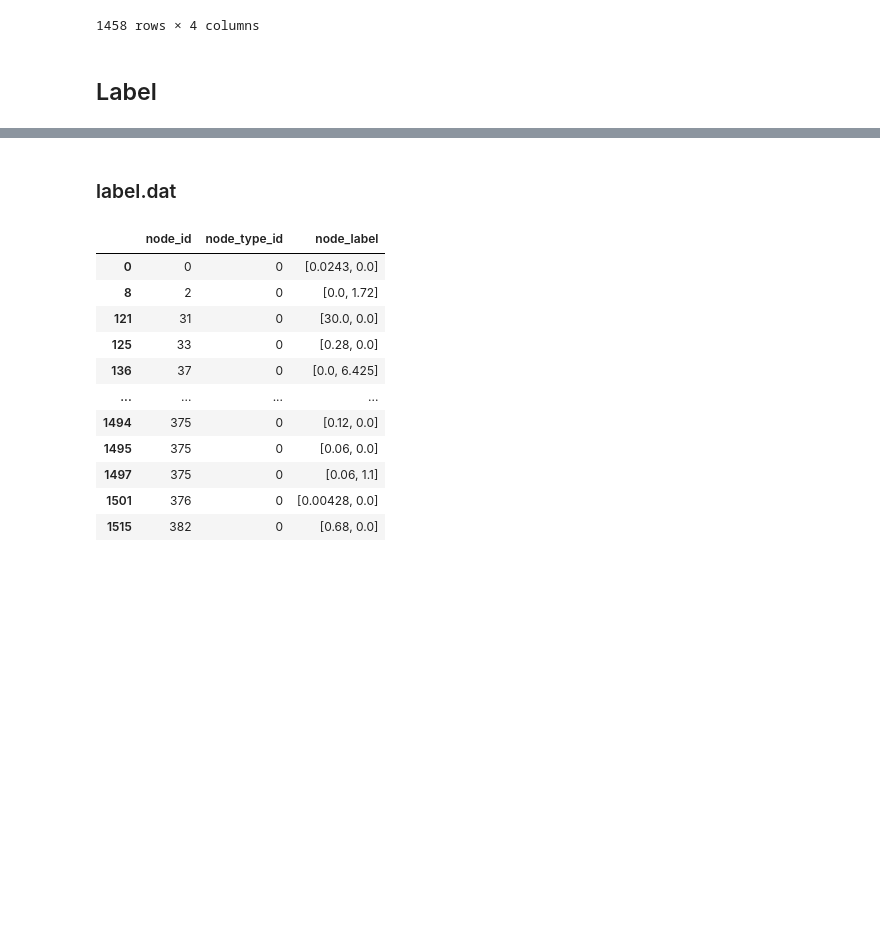
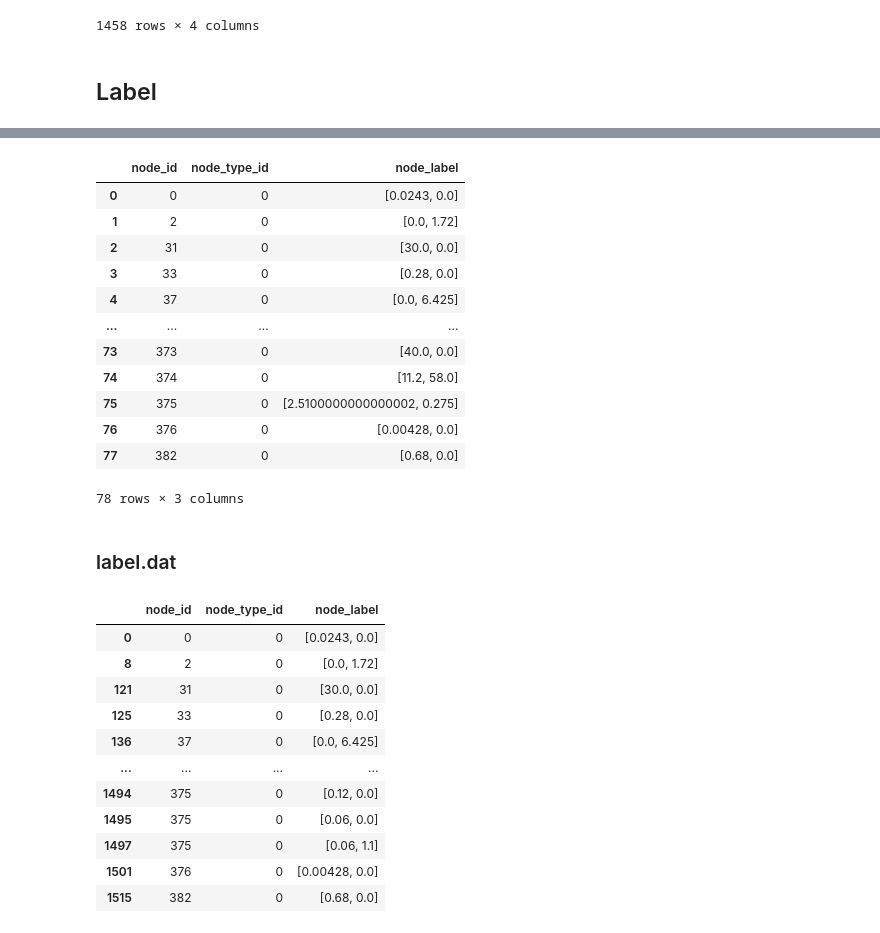
Before and after one commit to iamyufan/AlphaFold-Research, a Jupyter notebook: gnn/data/preprocess.ipynb, the cells around one changed output, grey strips where cells are left out. Drawn from its saved outputs; the diff is of its cells as text; code cells hidden in the pictures; blank space fills up the shorter version.

Commit message:
Update GNN data

```diff
--- a/gnn/data/preprocess.ipynb
+++ b/gnn/data/preprocess.ipynb
@@ -343,5 +343,6 @@ def get_combined_label(x):
     return [km, kcat]
 
 label['node_label'] = label.apply(get_combined_label, axis=1)
+label = label.loc[:, ['node_id', 'node_type_id', 'node_label']]
 label
 # %% [output]
@@ -360,0 +362,11 @@ label
+# %%
+nodes_labels = {}
+
+pre_repeated_node_id = -1
+for r in range(label.shape[0]):
+    cur_node_id = label.iloc[r, 0]
+    if cur_node_id not in nodes_labels:
+        nodes_labels[cur_node_id] = [label.iloc[r, 2]]
+    else:
+        nodes_labels[cur_node_id] += [label.iloc[r, 2]]
+nodes_labels
@@ -360,0 +391,14 @@ label
+# %%
+node_mean_labels = {}
+for node_id in nodes_labels:
+    if len(nodes_labels[node_id]) > 1:
+        sum_km = 0.0
+        sum_kcat = 0.0
+        for r in range(len(nodes_labels[node_id])):
+            sum_km += nodes_labels[node_id][r][0]
+            sum_kcat += nodes_labels[node_id][r][1]
+        node_label = [sum_km/len(nodes_labels[node_id]), sum_kcat/len(nodes_labels[node_id])]
+    else:
+        node_label = nodes_labels[node_id][0]
+    node_mean_labels[node_id] = node_label
+node_mean_labels
@@ -361,3 +423,25 @@ label
+# %%
+label_mean = pd.DataFrame.from_dict(node_mean_labels, orient='index', columns=['km', 'kcat'])
+label_mean['node_type_id'] = np.zeros(label_mean.shape[0], dtype=int)
+label_mean.reset_index(inplace=True)
+label_mean.columns = ['node_id', 'km', 'kcat', 'node_type_id']
+label_mean['node_label'] = label_mean['node_id'].apply(lambda x: node_mean_labels[x])
+label_mean = label_mean.loc[:, ['node_id', 'node_type_id', 'node_label']]
+label_mean
+# %% [output]
+|  | node_id | node_type_id | node_label |
+| 0 | 0 | 0 | [0.0243, 0.0] |
+| 1 | 2 | 0 | [0.0, 1.72] |
+| 2 | 31 | 0 | [30.0, 0.0] |
+| 3 | 33 | 0 | [0.28, 0.0] |
+| 4 | 37 | 0 | [0.0, 6.425] |
+| ... | ... | ... | ... |
+| 73 | 373 | 0 | [40.0, 0.0] |
+| 74 | 374 | 0 | [11.2, 58.0] |
+| 75 | 375 | 0 | [2.5100000000000002, 0.275] |
+| 76 | 376 | 0 | [0.00428, 0.0] |
+| 77 | 382 | 0 | [0.68, 0.0] |
+78 rows × 3 columns
 # %% [markdown]
 ### label.dat
 # %%
```
Also changed, not shown: parts of 5 cells of this notebook, 3 other files.
